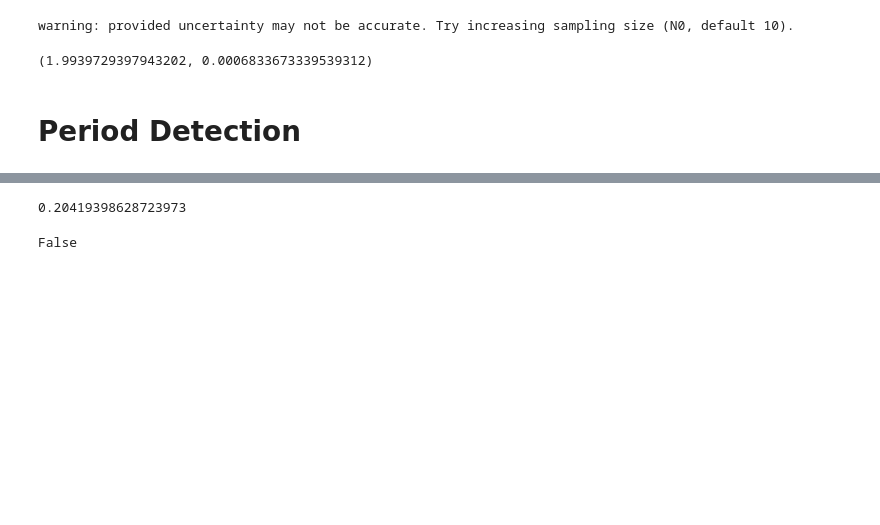
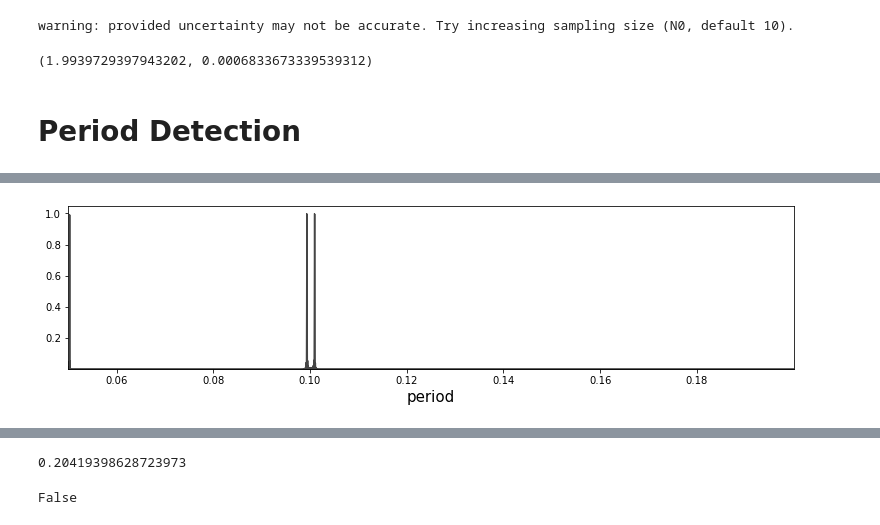
Before and after one commit to SterlingYM/astroPIPS, a Jupyter notebook: test.ipynb, the cells around one changed output, grey strips where cells are left out. Cells and saved outputs as stored; diff of their text form; code cells hidden in the pictures; blank space fills up the shorter version.

```diff
--- a/test.ipynb
+++ b/test.ipynb
@@ -277,0 +321,4 @@ star = PIPS.photdata(samples[2])
+# %%
+star.periodogram(p_min=0.05,Nterms=1,p_max=20).zoom(p_min=0.05,p_max=0.2).plot()
+# %% [output]
+[figure, added]
```
Also changed, not shown: parts of 11 cells of this notebook, 4 other files.
